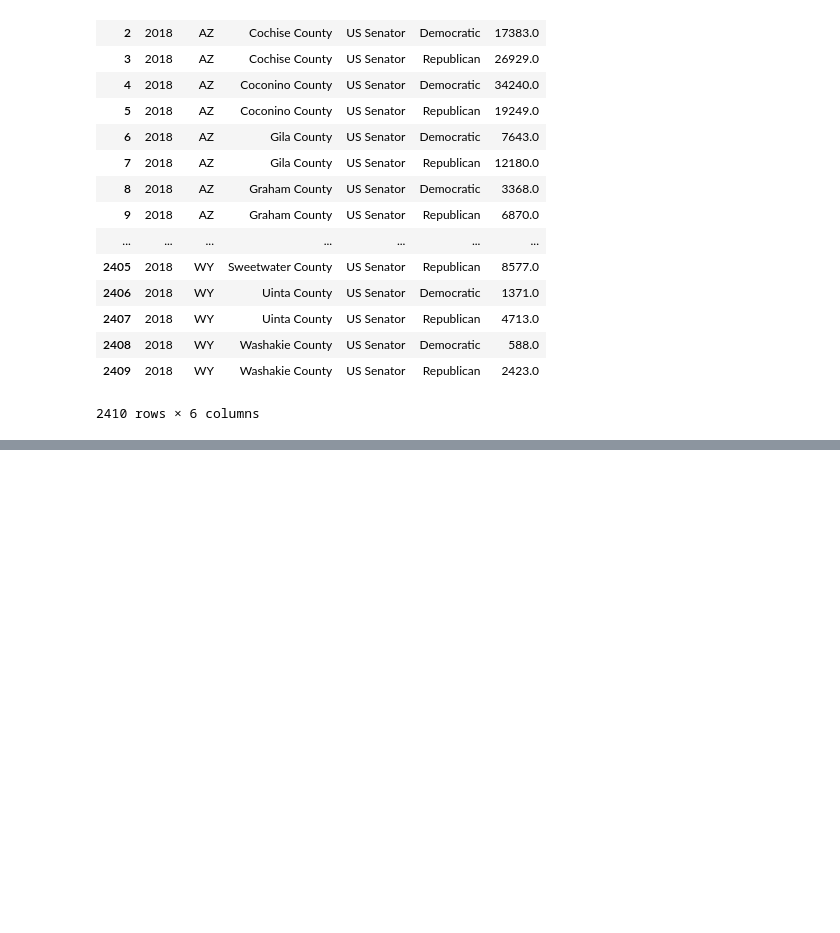
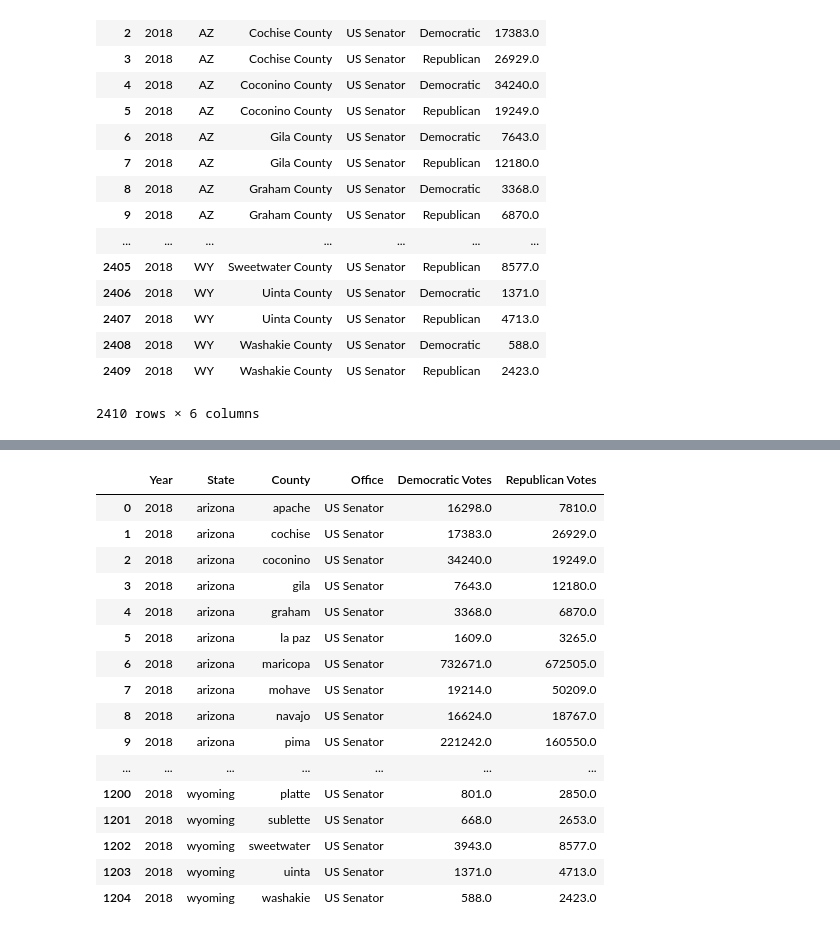
Before and after one commit to samujjwaal/US-Election-Data-Exploration, a Jupyter notebook: Project-1-CS-418.ipynb, the cells around one changed output, grey strips where cells are left out. Drawn from its saved outputs; the diff is of its cells as text; code cells hidden in the pictures; blank space fills up the shorter version.

```diff
--- a/Project-1-CS-418.ipynb
+++ b/Project-1-CS-418.ipynb
@@ -50,7 +49,9 @@ dtype: int64
 #demographic_data[demographic_data['County'] == "James City County"]
 # %%
 #election_data['County'].replace({'County', ''}, inplace=True, regex=False )
-election_data['County'] = election_data['County'].str.replace(' County', '')
+election_data['County'] = election_data['County'].str.replace('County', '')
+election_data['County'] = election_data['County'].str.strip()
+election_data['State'] = election_data['State'].str.strip()
 #election_data
 states = {
         'AK': 'Alaska',
@@ -86,31 +87,109 @@ states = {
         'NA': 'National',
         'NC': 'North Carolina',
         'ND': 'North Dakota',
         'NE': 'Nebraska',
         'NH': 'New Hampshire',
         'NJ': 'New Jersey',
         'NM': 'New Mexico',
         'NV': 'Nevada',
         'NY': 'New York',
         'OH': 'Ohio',
         'OK': 'Oklahoma',
         'OR': 'Oregon',
         'PA': 'Pennsylvania',
         'PR': 'Puerto Rico',
         'RI': 'Rhode Island',
         'SC': 'South Carolina',
         'SD': 'South Dakota',
         'TN': 'Tennessee',
         'TX': 'Texas',
         'UT': 'Utah',
         'VA': 'Virginia',
         'VI': 'Virgin Islands',
         'VT': 'Vermont',
         'WA': 'Washington',
         'WI': 'Wisconsin',
         'WV': 'West Virginia',
         'WY': 'Wyoming'
 }
+states2 = {
+    'Alabama': 'AL',
+    'Alaska': 'AK',
+    'Arizona': 'AZ',
+    'Arkansas': 'AR',
+    'California': 'CA',
+    'Colorado': 'CO',
+    'Connecticut': 'CT',
+    'Delaware': 'DE',
+    'Florida': 'FL',
+    'Georgia': 'GA',
+    'Hawaii': 'HI',
+    'Idaho': 'ID',
+    'Illinios': 'IL',
+    'Indiana': 'IN',
+    'Iowa': 'IA',
+    'Kansas': 'KS',
+    'Kentucky': 'KY',
+    'Louisiana': 'LA',
+    'Maine': 'ME',
+    'Maryland': 'MD',
+    'Massachusetts': 'MA',
+    'Michigan': 'MI',
+    'Minnesota': 'MN',
+    'Mississippi': 'MS',
+    'Missouri': 'MO',
+    'Montana': 'MT',
+    'Nebraska': 'NE',
+    'Neveda': 'NV',
+    'New Hampshire': 'NH',
+    'New Jersey': 'NJ',
+    'New Mexico': 'NM',
+    'New York': 'NY',
+    'North Carolina': 'NC',
+    'North Dakota': 'ND',
+    'Ohio': 'OH',
+    'Oklahoma': 'OK',
+    'Oregon': 'OR',
+    'Pennsylvania': 'PA',
+    'Rhoda Island': 'RI',
+    'South Carolina': 'SC',
+    'South Dakoda': 'SD',
+    'Tennessee': 'TN',
+    'Texas': 'TX',
+    'Utah': 'UT',
+    'Vermont': 'VT',
+    'Virginia': 'VA',
+    'Washington': 'WA',
+    'West Virginia': 'WV',
+    'Wisconsin': 'WI',
+    'Wyoming': 'WY'
+}
 election_data = election_data.replace({"State":states})
-election_data.count()
+demographic_data['State'] = demographic_data['State'].str.strip()
+demographic_data['County'] = demographic_data['County'].str.strip()
+
+demographic_data['State'] = demographic_data['State'].str.lower()
+election_data['State'] = election_data['State'].str.lower()
+election_data['County'] = election_data['County'].str.lower()
+demographic_data['County'] = demographic_data['County'].str.lower()
+election_data
+#demographic_data
+#election_data.count()
 # %% [output]
+|  | Year | State | County | Office | Democratic Votes | Republican Votes |
+| 0 | 2018 | arizona | apache | US Senator | 16298.0 | 7810.0 |
+| 1 | 2018 | arizona | cochise | US Senator | 17383.0 | 26929.0 |
+| 2 | 2018 | arizona | coconino | US Senator | 34240.0 | 19249.0 |
+| 3 | 2018 | arizona | gila | US Senator | 7643.0 | 12180.0 |
+| 4 | 2018 | arizona | graham | US Senator | 3368.0 | 6870.0 |
+| 5 | 2018 | arizona | la paz | US Senator | 1609.0 | 3265.0 |
+| 6 | 2018 | arizona | maricopa | US Senator | 732671.0 | 672505.0 |
+| 7 | 2018 | arizona | mohave | US Senator | 19214.0 | 50209.0 |
+| 8 | 2018 | arizona | navajo | US Senator | 16624.0 | 18767.0 |
+| 9 | 2018 | arizona | pima | US Senator | 221242.0 | 160550.0 |
+| ... | ... | ... | ... | ... | ... | ... |
+| 1200 | 2018 | wyoming | platte | US Senator | 801.0 | 2850.0 |
+| 1201 | 2018 | wyoming | sublette | US Senator | 668.0 | 2653.0 |
+| 1202 | 2018 | wyoming | sweetwater | US Senator | 3943.0 | 8577.0 |
+| 1203 | 2018 | wyoming | uinta | US Senator | 1371.0 | 4713.0 |
+| 1204 | 2018 | wyoming | washakie | US Senator | 588.0 | 2423.0 |
```
Also changed, not shown: parts of 5 cells of this notebook.
